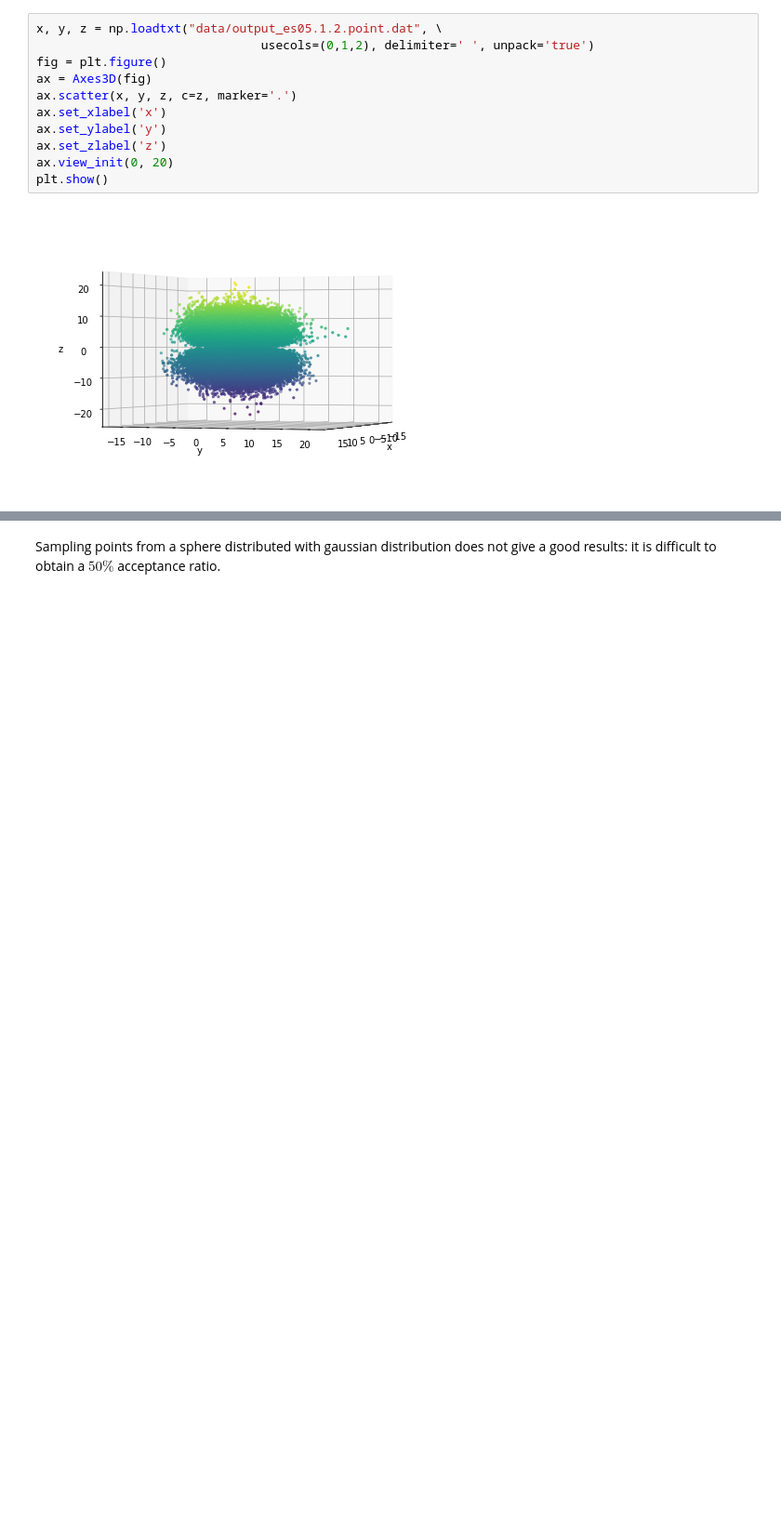
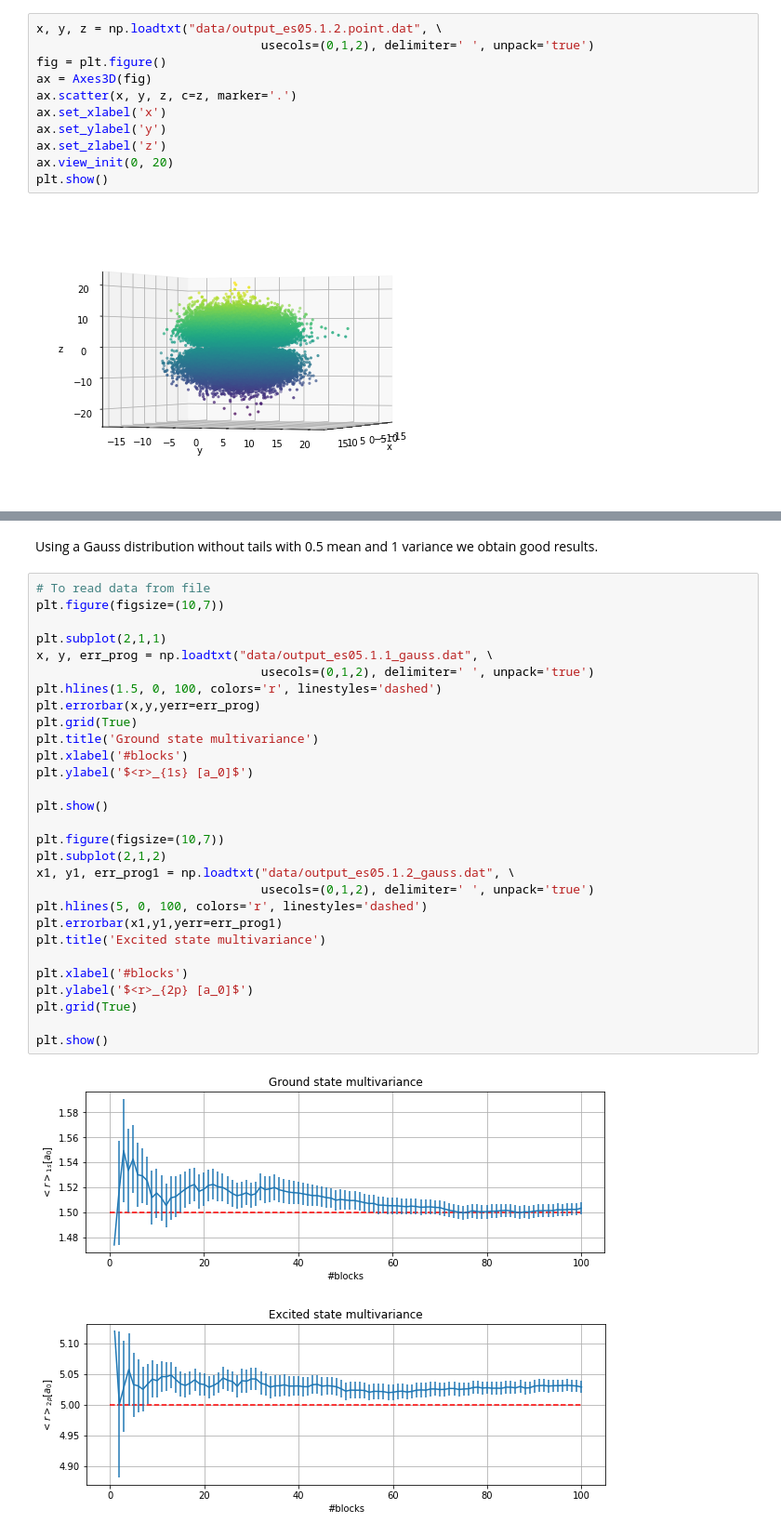
Before and after one commit to martanit/laboratorio-simulazione-numerica, a Jupyter notebook: exercise_05/exercise_05.ipynb, the cells around one changed output, grey strips where cells are left out. Shown at 93% size. Cells and saved outputs as stored; diff of their text form; blank space fills up the shorter version.

```diff
--- a/exercise_05/exercise_05.ipynb
+++ b/exercise_05/exercise_05.ipynb
@@ -105,2 +122,34 @@ plt.show()
-# %% [markdown]
-Sampling points from a sphere distributed with gaussian distribution does not give a good results: it is difficult to obtain a $50\%$ acceptance ratio.
+# %% [markdown]
+Using a Gauss distribution without tails with 0.5 mean and 1 variance we obtain good results.
+# %%
+# To read data from file
+plt.figure(figsize=(10,7))
+
+plt.subplot(2,1,1)
+x, y, err_prog = np.loadtxt("data/output_es05.1.1_gauss.dat", \
+                               usecols=(0,1,2), delimiter=' ', unpack='true')
+plt.hlines(1.5, 0, 100, colors='r', linestyles='dashed')
+plt.errorbar(x,y,yerr=err_prog)
+plt.grid(True)
+plt.title('Ground state multivariance')
+plt.xlabel('#blocks')
+plt.ylabel('$<r>_{1s} [a_0]$')
+
+plt.show()
+
+plt.figure(figsize=(10,7))
+plt.subplot(2,1,2)
+x1, y1, err_prog1 = np.loadtxt("data/output_es05.1.2_gauss.dat", \
+                               usecols=(0,1,2), delimiter=' ', unpack='true')
+plt.hlines(5, 0, 100, colors='r', linestyles='dashed')
+plt.errorbar(x1,y1,yerr=err_prog1)
+plt.title('Excited state multivariance')
+
+plt.xlabel('#blocks')
+plt.ylabel('$<r>_{2p} [a_0]$')
+plt.grid(True)
+
+plt.show()
+# %% [output]
+[figure, added]
+[figure, added]
```
Also changed, not shown: parts of 4 cells of this notebook, 57 other files.
